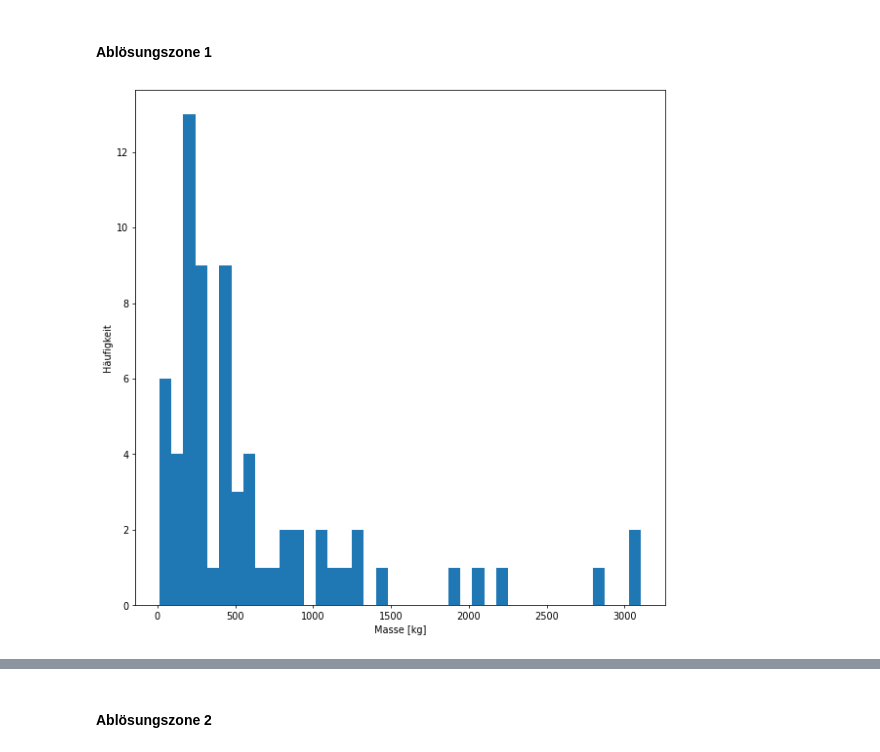
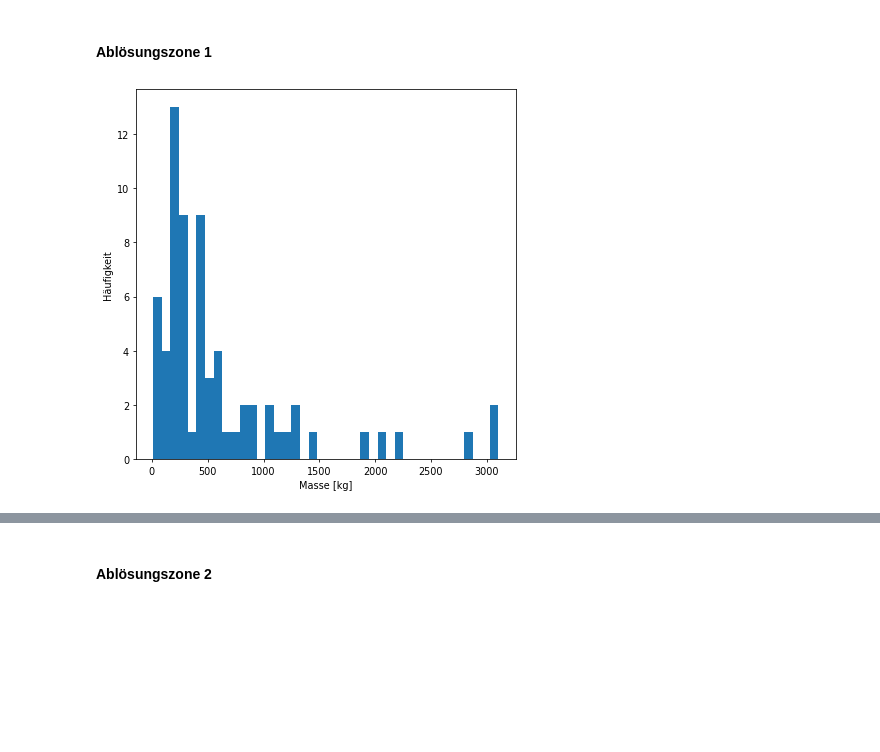
Before and after one commit to 7ben18/FHNW_Steinschlagrisiko, a Jupyter notebook: FHNW_Steinschlagrisiko.ipynb, the cells around one changed output, grey strips where cells are left out. Drawn from its saved outputs; the diff is of its cells as text; code cells hidden in the pictures; blank space fills up the shorter version.

```diff
--- a/FHNW_Steinschlagrisiko.ipynb
+++ b/FHNW_Steinschlagrisiko.ipynb
@@ -128,13 +128,16 @@ See the caveats in the documentation: https://pandas.pydata.org/pandas-docs/stab
 ## 3. Exploratives Datenanalyse
 # %% [markdown]
 ### 3.1 Histogramme
+# %%
+def genHist(data, label):
+    plt.figure(figsize=(7, 7), dpi= 70, facecolor="w", edgecolor="k")
+    plt.hist(data, density=False, bins=40)
+    plt.ylabel("Häufigkeit")
+    plt.xlabel(label);
 # %% [markdown]
 #### Ablösungszone 1
 # %%
-plt.figure(figsize=(10, 10), dpi= 70, facecolor='w', edgecolor='k')
-plt.hist(df1["Masse [kg]"], density=False, bins=40)
-plt.ylabel('Häufigkeit')
-plt.xlabel('Masse [kg]');
+genHist(df1["Masse [kg]"], "Masse [kg]")
 # %% [output]
-[figure, old version]
+[figure, new version]
 # %%
```
Also changed, not shown: parts of 11 cells of this notebook.
